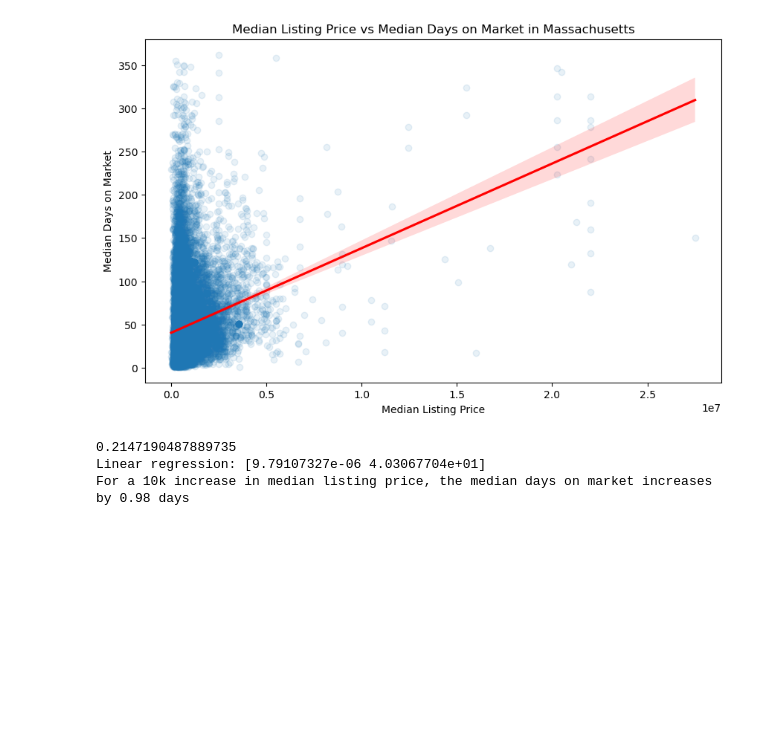
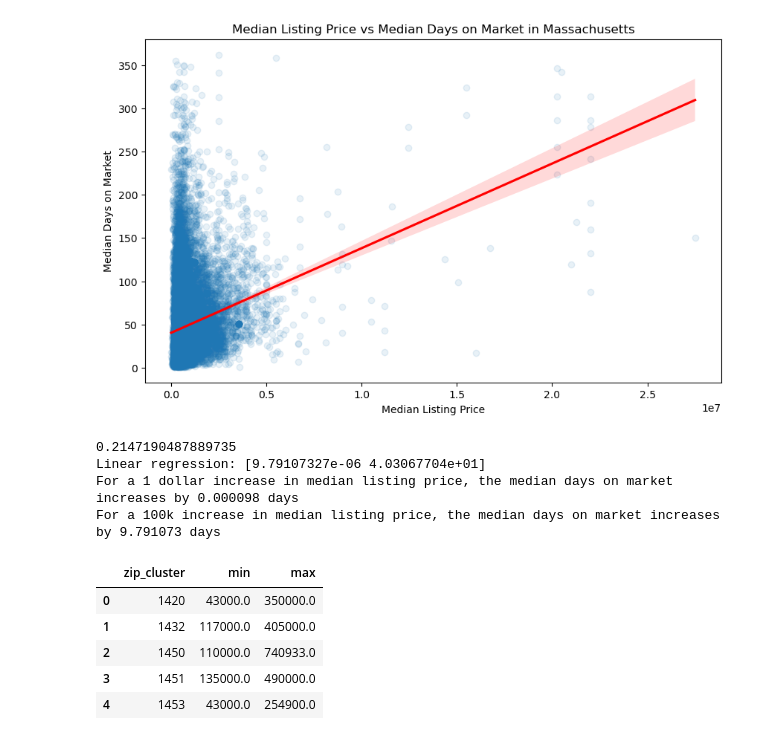
Before and after one commit to kkuc100/real_estate_analysis, a Jupyter notebook: Notebooks/merged_EDA_nick.ipynb, the cells around one changed output. Saved outputs shown, nothing was run; the diff lists cells and outputs as text; code cells hidden in the pictures; blank space fills up the shorter version.

Commit message:
price adjustments

```diff
--- a/Notebooks/merged_EDA_nick.ipynb
+++ b/Notebooks/merged_EDA_nick.ipynb
@@ -149,8 +150,26 @@ linear_regression = np.polyfit(cleaned_recent_mass_zips['median_listing_price'],
 print(f'Linear regression: {linear_regression}')
 
 # considering the slope of the trend line, how much does the median days on market increase for a 100k increase in median listing price?
-print(f'For a 10k increase in median listing price, the median days on market increases by {linear_regression[0] * 100000:.2f} days')
+# make the slope a high precision number and not rounded
+print(f'For a 1 dollar increase in median listing price, the median days on market increases by {linear_regression[0]*10:.6f} days')
+print(f'For a 100k increase in median listing price, the median days on market increases by {linear_regression[0] * 1000000:.6f} days')
+
+price_slope = linear_regression[0] * 100000
 # %% [output]
 0.2147190487889735
 Linear regression: [9.79107327e-06 4.03067704e+01]
-For a 10k increase in median listing price, the median days on market increases by 0.98 days
+For a 1 dollar increase in median listing price, the median days on market increases by 0.000098 days
+For a 100k increase in median listing price, the median days on market increases by 9.791073 days
+# %%
+# pull in the min_max_price_per_zip_cluster.json file and save it as a dataframe
+min_max_price_per_zip_cluster = pd.read_json('../Data/baseline_model/min_max_price_per_zip_cluster.json')
+
+# show the head of the dataframe
+min_max_price_per_zip_cluster.head()
+# %% [output]
+|  | zip_cluster | min | max |
+| 0 | 1420 | 43000.0 | 350000.0 |
+| 1 | 1432 | 117000.0 | 405000.0 |
+| 2 | 1450 | 110000.0 | 740933.0 |
+| 3 | 1451 | 135000.0 | 490000.0 |
+| 4 | 1453 | 43000.0 | 254900.0 |
```
Also changed, not shown: parts of 4 cells of this notebook, 2 other files.
